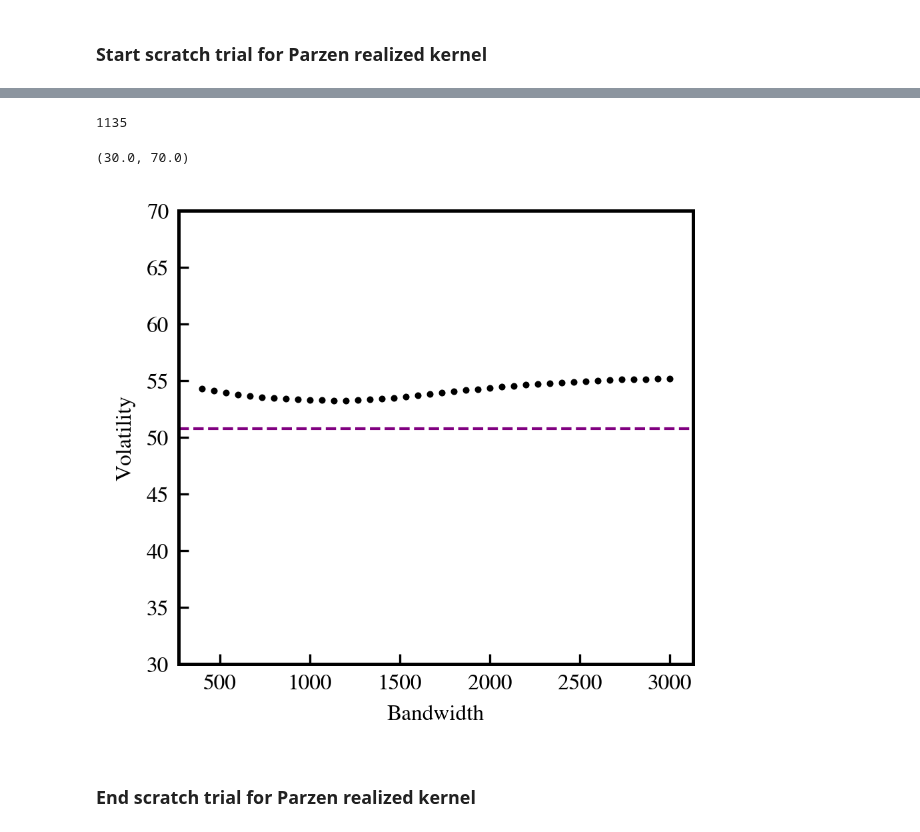
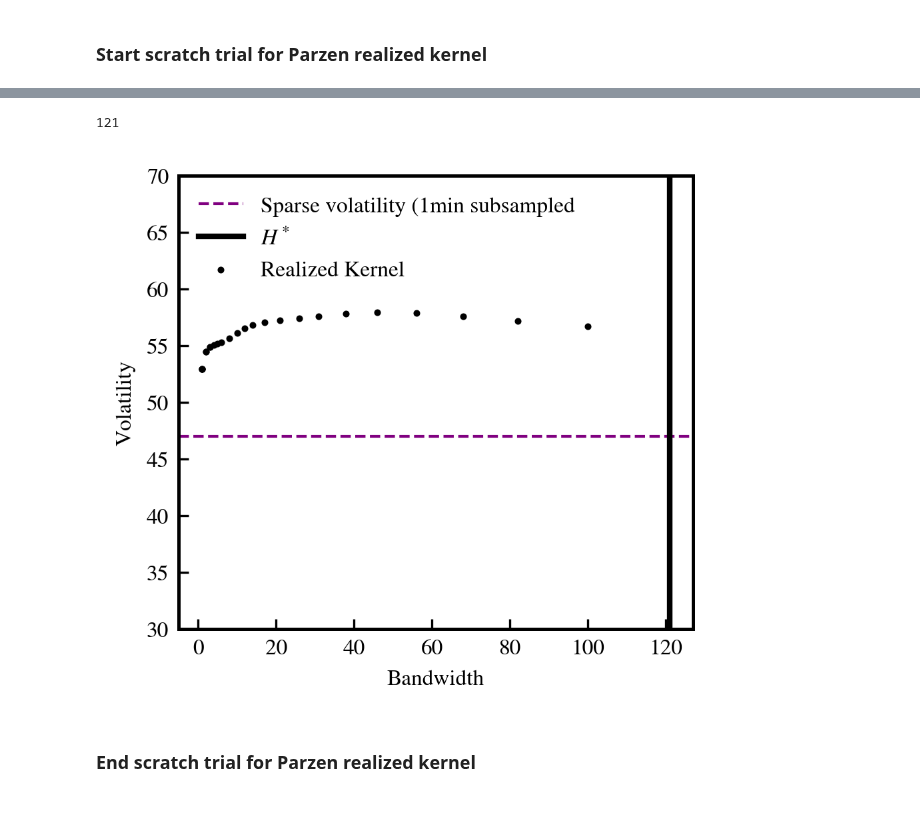
Before and after one commit to LuukOudshoorn25/HighFrequencyTrading, a Jupyter notebook: Code.ipynb, the cells around one changed output, grey strips where cells are left out. Saved outputs shown, nothing was run; the diff lists cells and outputs as text; code cells hidden in the pictures.

```diff
--- a/Code.ipynb
+++ b/Code.ipynb
@@ -250,15 +283,20 @@ omega2_hat
+# %%
+def get_omega():
+    RVdenses,Ns = RV_dense(subdf_irregular[['logprice']])
+    omega2hat_i = RVdenses / (2*Ns)
+    omega2hat = np.mean(omega2hat_i)
+    return omega2hat
 # %%
 def get_H():
-    RV_sparse = oneday_log2returns.resample('5T').sum()
-    RV_sparse = RV_sparse[RV_sparse>0].mean() * (6.5*12)
-    xi2 = omega2_hat / RV_sparse
+    rvsparse = RV_sparse(subdf[['logprice']])
+    xi2 = get_omega() / rvsparse
     xi = np.sqrt(xi2)
-    H =  int(3.5134*len(oneday_logreturns)**(3/5)*xi**(4/5))
+    H =  int(3.5134*len(subdf)**(3/5)*xi**(4/5))
     return H
 H_opt = get_H()
 H_opt
 # %% [output]
-1135
+121
 # %%
 def Parzen(x):
     if 0<=np.abs(x)<=1/2:
@@ -270,11 +308,12 @@ def Parzen(x):
 # %%
 def obtain_K(H):
     h_arr = np.arange(-H,H,1,dtype=int)
-    x = oneday_logreturns.dropna().values
+    x = subdf_irregular.deltalog.values.flatten()
     K_X = 0
     parzen_values=[]
     for h in h_arr:
-        j_arr = np.arange(np.abs(h)+1,len(x)-1,dtype=int)
+        j_arr = np.arange(np.abs(h)+1,len(x),dtype=int)
+
         gamma_h = 0
         for j in j_arr:
             gamma_h += x[j]*x[j-np.abs(h)]
@@ -284,18 +323,21 @@ def obtain_K(H):
 # %%
 def worker(H):
     return obtain_K(H)
-Hs = np.linspace(400,3000,40)
-Ks = Parallel(n_jobs=22)(delayed(worker)(H) for H in Hs)
+Hs = np.logspace(0,2,25,dtype=int)
+Ks = Parallel(n_jobs=20)(delayed(worker)(H) for H in Hs)
 # %%
 plt.ylabel('Volatility')
 plt.scatter(Hs,Ks,color='black',s=2,label='Realized Kernel')
 #plt.scatter(H_opt,obtain_K(H_opt),color='red',s=2)
-plt.axhline(50.78826413969845,ls='--',color='purple',lw=1,label='Sparse volatility (RV)')
+plt.axhline(np.sqrt(252*subdf_1min['deltalog2'].sum()),ls='--',color='purple',lw=1,label='Sparse volatility (1min subsampled')
 plt.xlabel('Bandwidth')
 plt.ylim(30,70)
+#plt.axhline(np.sqrt(((np.log(df.iloc[8500000:8800000].loc['2020-02-27'].PRICE)).diff()**2).resample('5T').sum().mean()*252*12*6.5)*100)
+plt.axvline(H_opt,label=r'$H^*$',color='black')
+plt.legend()
+plt.show()
 # %% [output]
-(30.0, 70.0)
-[figure, old version]
+[figure, new version]
 # %% [markdown]
 <h3>End scratch trial for Parzen realized kernel</h3>
 # %%
```
Also changed, not shown: parts of 9 cells of this notebook.
